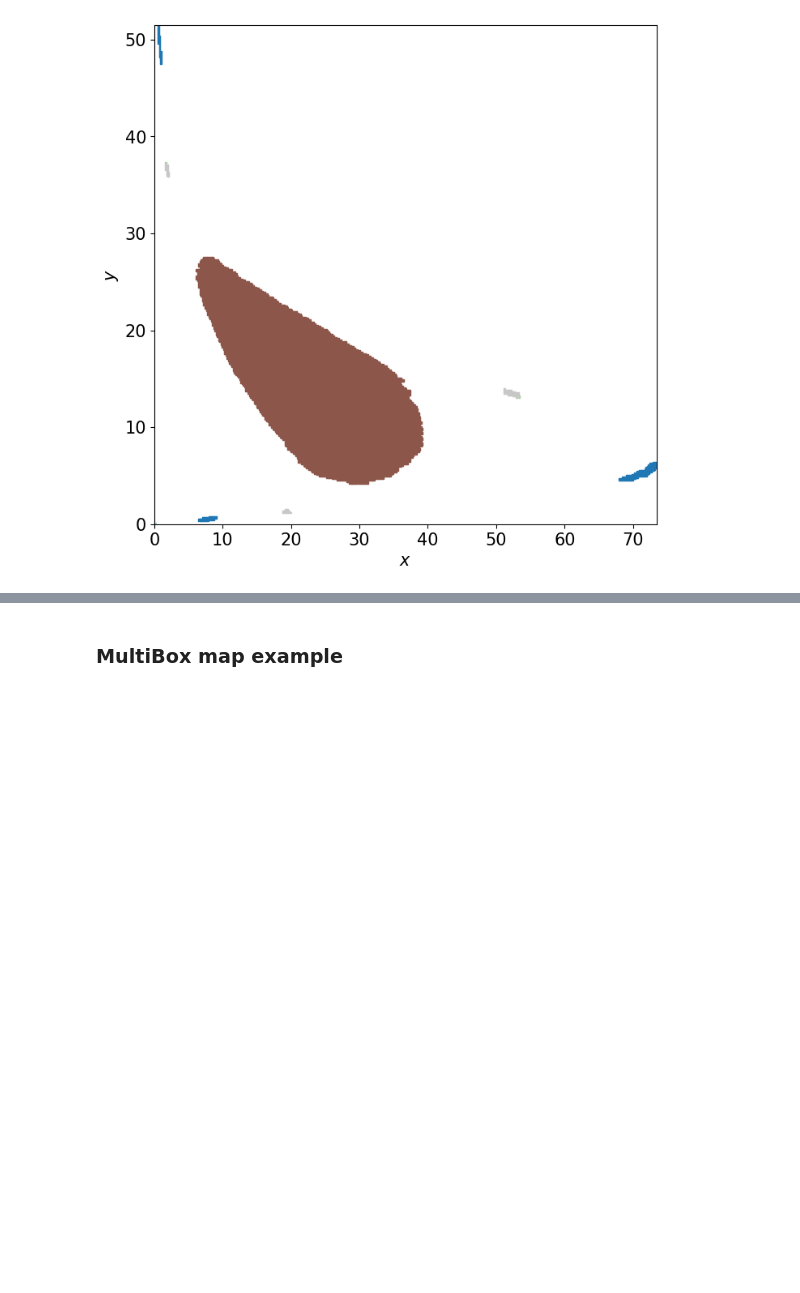
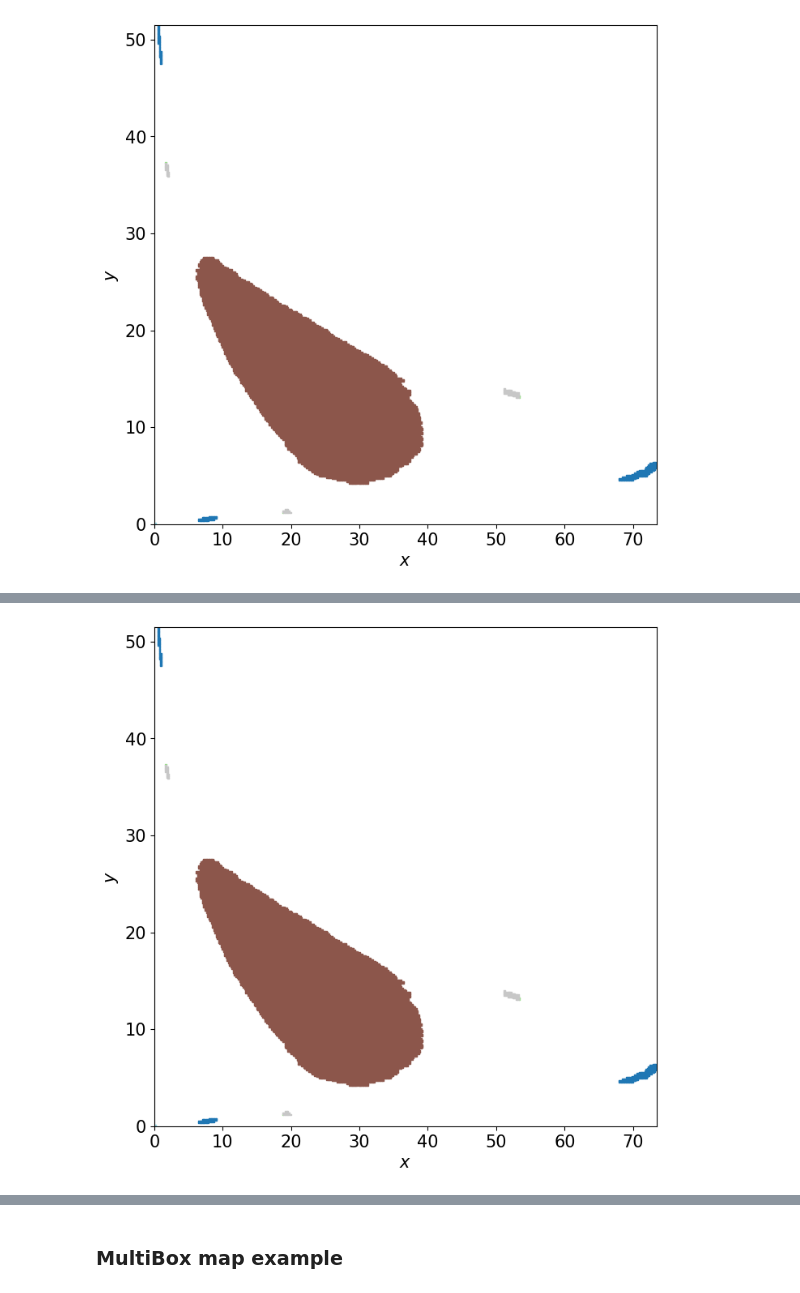
Before and after one commit to marciogameiro/CMGDB_utils, a Jupyter notebook: examples/Examples.ipynb, the cells around one changed output, grey strips where cells are left out. Saved outputs shown, nothing was run; the diff lists cells and outputs as text; code cells hidden in the pictures; blank space fills up the shorter version.

```diff
--- a/examples/Examples.ipynb
+++ b/examples/Examples.ipynb
@@ -46,0 +51,3 @@ CMGDB_utils.PlotMorseSets(morse_graph, morse_decomp, vertex_mapping, cubical_com
+# %%
+%%time
+morse_graph, cubical_complex = CMGDB_utils.ComputeConleyMorseGraph(model)
@@ -46,0 +61,4 @@ CMGDB_utils.PlotMorseSets(morse_graph, morse_decomp, vertex_mapping, cubical_com
+# %%
+CMGDB_utils.PlotMorseSets(morse_graph, cubical_complex)
+# %% [output]
+[figure, added]
```
Also changed, not shown: parts of 28 cells of this notebook, 4 other files.
